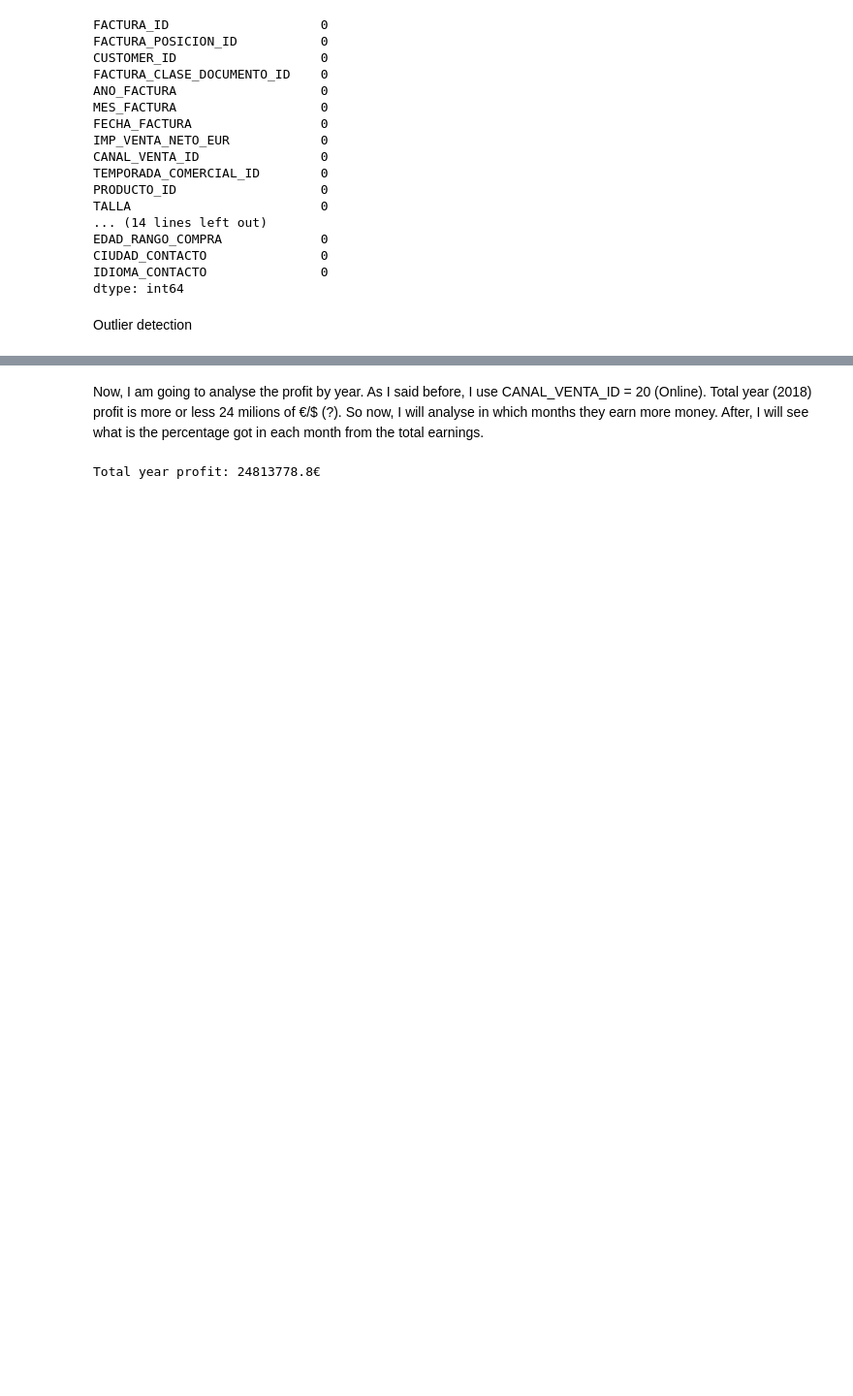
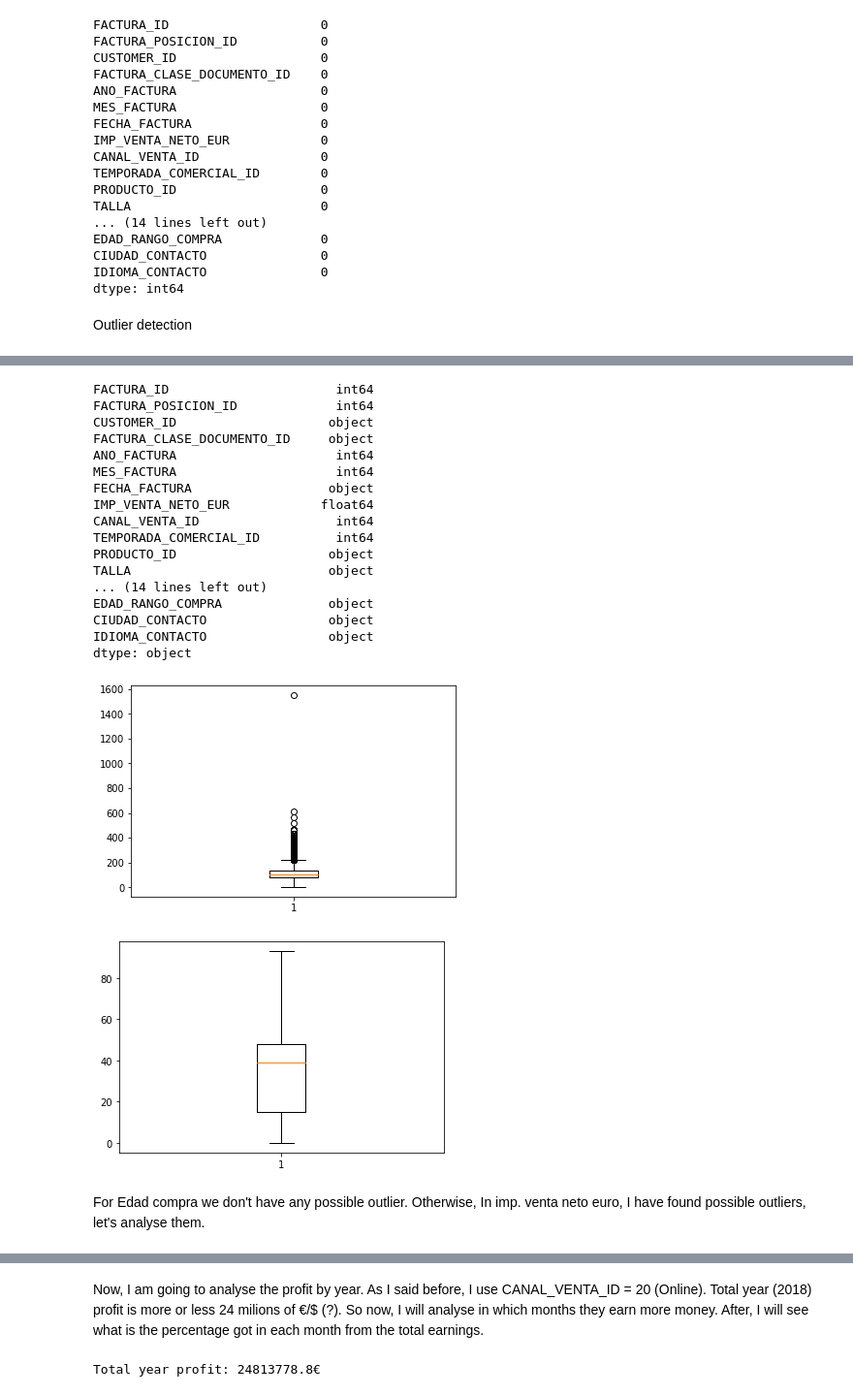
Before and after one commit to rauls19/DemandForecasting, a Jupyter notebook: EDA.ipynb, the cells around one changed output, grey strips where cells are left out. Shown at 97% size. Saved outputs shown, nothing was run; the diff lists cells and outputs as text; code cells hidden in the pictures; blank space fills up the shorter version.

```diff
--- a/EDA.ipynb
+++ b/EDA.ipynb
@@ -101,0 +111,31 @@ Outlier detection
+# %%
+print(dataset.dtypes)
+outlierdata = dataset[dataset.FACTURA_CLASE_DOCUMENTO_ID == 'ZTON']
+# Univariate outlier detection
+plt.boxplot(outlierdata['IMP_VENTA_NETO_EUR'])
+plt.show()
+
+plt.boxplot(outlierdata['EDAD_COMPRA'])
+plt.show()
+# %% [output]
+FACTURA_ID                      int64
+FACTURA_POSICION_ID             int64
+CUSTOMER_ID                    object
+FACTURA_CLASE_DOCUMENTO_ID     object
+ANO_FACTURA                     int64
+MES_FACTURA                     int64
+FECHA_FACTURA                  object
+IMP_VENTA_NETO_EUR            float64
+CANAL_VENTA_ID                  int64
+TEMPORADA_COMERCIAL_ID          int64
+PRODUCTO_ID                    object
+TALLA                          object
+... (14 lines left out)
+EDAD_RANGO_COMPRA              object
+CIUDAD_CONTACTO                object
+IDIOMA_CONTACTO                object
+dtype: object
+[figure, added]
+[figure, added]
+# %% [markdown]
+For Edad compra we don't have any possible outlier. Otherwise, In imp. venta neto euro, I have found possible outliers, let's analyse them.
```
Also changed, not shown: parts of 16 cells of this notebook, 1 other file.
